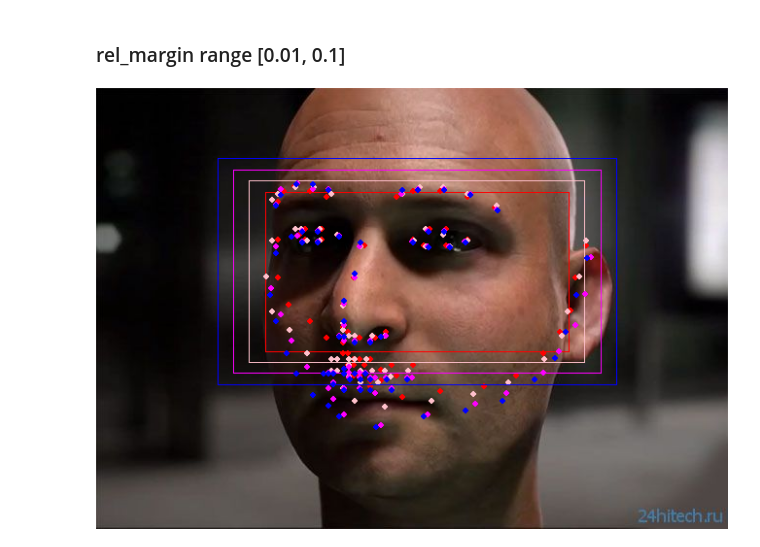
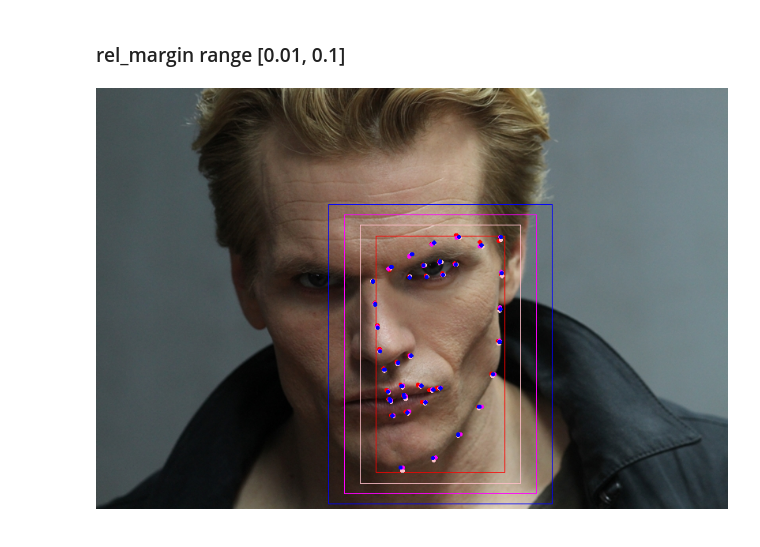
Before and after one commit to Giskard-AI/giskard-vision, a Jupyter notebook: examples/criteria1_partial_faces.ipynb, the cells around one changed output. Saved outputs shown, nothing was run; the diff lists cells and outputs as text; code cells hidden in the pictures.

```diff
--- a/examples/criteria1_partial_faces.ipynb
+++ b/examples/criteria1_partial_faces.ipynb
@@ -36,2 +14,4 @@ draw_marks(image, [picked_landmarks], ["green"], [True])
 # %%
-model = FaceAlignmentWrapper(model=FaceAlignment(LandmarksType.TWO_D, device=device, flip_input=False))
+# model = FaceAlignmentWrapper(model=FaceAlignment(LandmarksType.TWO_D, device=device, flip_input=False))
+model = OpenCVWrapper()
+ds = DataLoader300W(dir_path="300W/sample")
@@ -57,0 +22,4 @@ draw_marks(cropped_image, [predictions.prediction[0]], ["red"], [True])
+# %%
+facial_part = FacialParts.right_half
+test_on_original_ds = Test(metric=NMEMean, threshold=1).run(model, ds, facial_part=facial_part)
+test_on_original_ds
@@ -65,24 +39,26 @@ rel_margins = np.arange(0.0, 0.1, step=0.025)
 metrics, predictions = [], []
 for rel_margin in rel_margins:
     _test_result = Test(metric=NMEMean, threshold=1).run(
-        model, CroppedDataLoader(ds, part=facial_part, margins=rel_margin)
+        model, CroppedDataLoader(ds, part=facial_part, margins=rel_margin), facial_part=facial_part
     )
-    metrics.append(_test_result.metric)
+    metrics.append(_test_result.metric_value)
     predictions.append(_test_result.prediction_results[0].prediction)
 # %%
 from loreal_poc.transformation_functions.crop import get_boundaries_from_marks, crop_mark
 
 colors = ["red", "pink", "magenta", "blue"]
 squares = []
+chosen_idx = 1
+image, _, _ = ds[chosen_idx]
 for rel_margin in rel_margins:
     img, marks, meta = ds[chosen_idx]
     h, w, _ = img.shape
     margins = np.array([w, h]) * rel_margin
     cropped_mark = crop_mark(marks, facial_part)
     left, upper, right, lower = get_boundaries_from_marks(cropped_mark, margins)
 
     squares.append([(left, lower), (right, upper)])
 
-draw_marks(image, [p[chosen_idx] for p in predictions], colors, squares=squares)
+draw_marks(image, [crop_mark(p[chosen_idx], facial_part) for p in predictions], colors, squares=squares)
 # %% [output]
-[figure, old version]
+[figure, new version]
```
Also changed, not shown: parts of 19 cells of this notebook.
